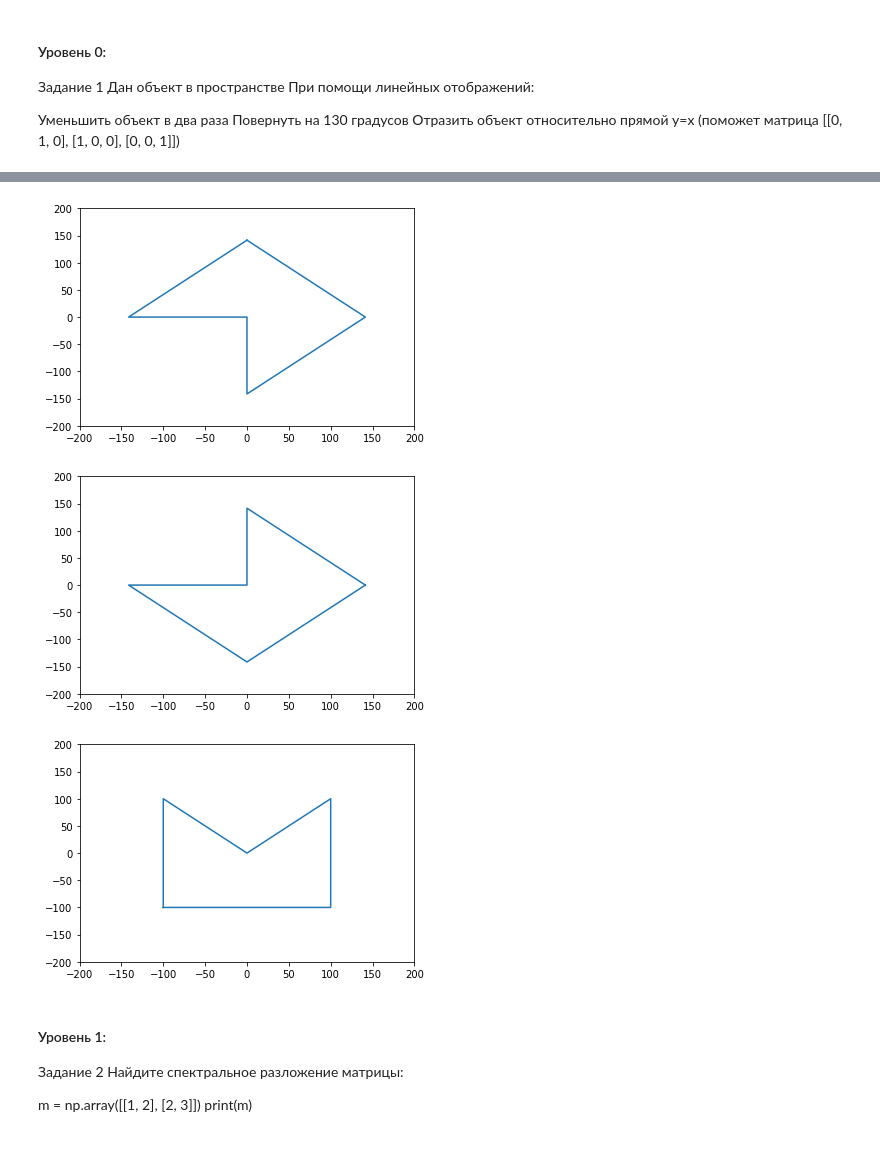
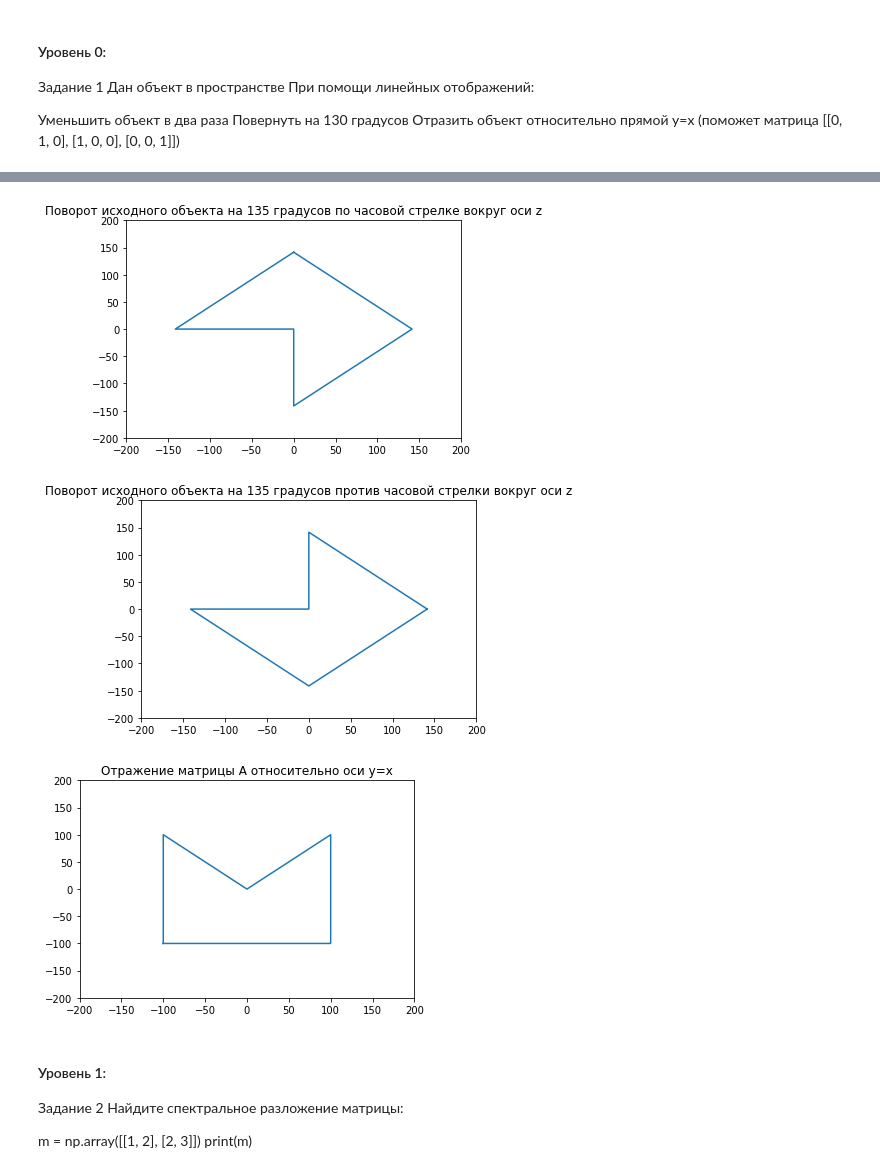
Before and after one commit to solobala/ABD26, a Jupyter notebook: MSD27_DZ3.ipynb, the cells around one changed output, grey strips where cells are left out. Drawn from its saved outputs; the diff is of its cells as text; code cells hidden in the pictures.

```diff
--- a/MSD27_DZ3.ipynb
+++ b/MSD27_DZ3.ipynb
@@ -31,7 +31,7 @@ def init(A):
   ])
   return(A)
 # %%
-def get_draw(A):
+def get_draw(A, title):
   """
   Инициализирует исходную матрицу.
   Выводит чертеж фигуры с вершинами,
@@ -41,8 +41,11 @@ def get_draw(A):
 
   x = A[:,0]
   y = A[:,1]
-  plt.plot(x, y)
+  fig, ax = plt.subplots()
+  ax.plot(x,y)
+  # plt.plot(x, y)
   plt.ylim([-200, 200])
   plt.xlim([-200, 200])
+  ax.set(title=title)
   return(A)
 # %%
@@ -58,5 +61,5 @@ def get_stretch(x,y,z,A):
 # %%
-def get_turn(alfa,beta,gamma,A, direction):
+def get_turn(alfa,beta,gamma,A, direction,title):
   """
   Выполняет поворот матрицы A на заданный угол:
   alfa - вокруг оси х,
@@ -111,5 +114,5 @@ def get_turn(alfa,beta,gamma,A, direction):
 
   res = B @ A.transpose()
   tt = res.transpose() # результат поворота
-  get_draw(tt) #  визуализация
+  get_draw(tt, title) #  визуализация
 # %%
@@ -150,18 +153,18 @@ get_stretch(1,0.5,1,init(A))
 # %%
-# Повернем на 135 градусов по часовой стрелки вокруг оси z
-get_turn(0,0,135,init(A), True)
+# Повернем исходный объект на 135 градусов по часовой стрелки вокруг оси z
+get_turn(0,0,135,init(A), True, 'Поворот исходного объекта на 135 градусов по часовой стрелке вокруг оси z')
 # %% [output]
-[figure, old version]
+[figure, new version]
 # %%
-# Повернем на 135 градусов против часовой стрелки вокруг оси z
-get_turn(0,0,135,init(A), False)
+# Повернем исходный объект на 135 градусов против часовой стрелки вокруг оси z
+get_turn(0,0,135,init(A), False, 'Поворот исходного объекта на 135 градусов против часовой стрелки вокруг оси z')
 # %% [output]
-[figure, old version]
+[figure, new version]
 # %%
-# выполним отражение  относительно прямой y=x
-get_reflect(init(A))
+# выполним отражение исходного объекта относительно прямой y=x
+get_reflect(init(A),'Отражение матрицы А относительно оси y=x')
 # %% [output]
-[figure, old version]
+[figure, new version]
 # %% [markdown]
 #### Уровень 1:
 Задание 2
```
Also changed, not shown: parts of 27 cells of this notebook.
